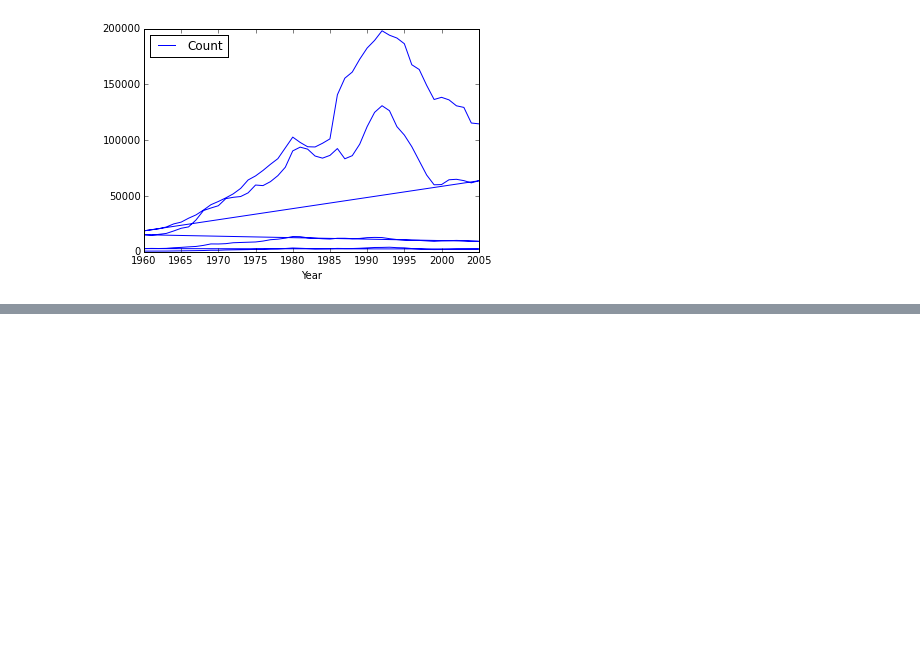
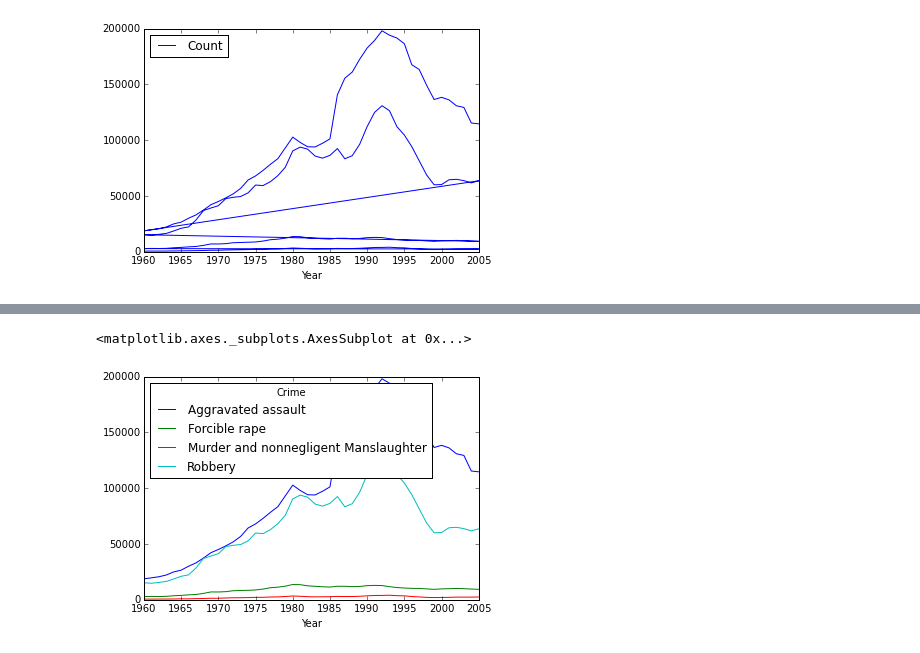
Before and after one commit to arkoneogy/mytutorials, a Jupyter notebook: python/alfessa_pandas_tuts_youtube.ipynb, the cells around one changed output, grey strips where cells are left out. Drawn from its saved outputs; the diff is of its cells as text; code cells hidden in the pictures; blank space fills up the shorter version.

```diff
--- a/python/alfessa_pandas_tuts_youtube.ipynb
+++ b/python/alfessa_pandas_tuts_youtube.ipynb
@@ -956,3 +956,6 @@ calif.plot()
 # %% [output]
 <matplotlib.axes._subplots.AxesSubplot at 0x...>
 [figure]
+# %%
+c2= calif[['Crime', 'Count']]
+c2.head()
@@ -958,0 +970,3 @@ calif.plot()
+# %%
+c2.reset_index(inplace=True)
+c3= c2.pivot(index= 'Year', columns= 'Crime', values= 'Count')
@@ -958,0 +983,5 @@ calif.plot()
+# %%
+c3.plot()
+# %% [output]
+<matplotlib.axes._subplots.AxesSubplot at 0x...>
+[figure, added]
```
Also changed, not shown: parts of 66 cells of this notebook.
